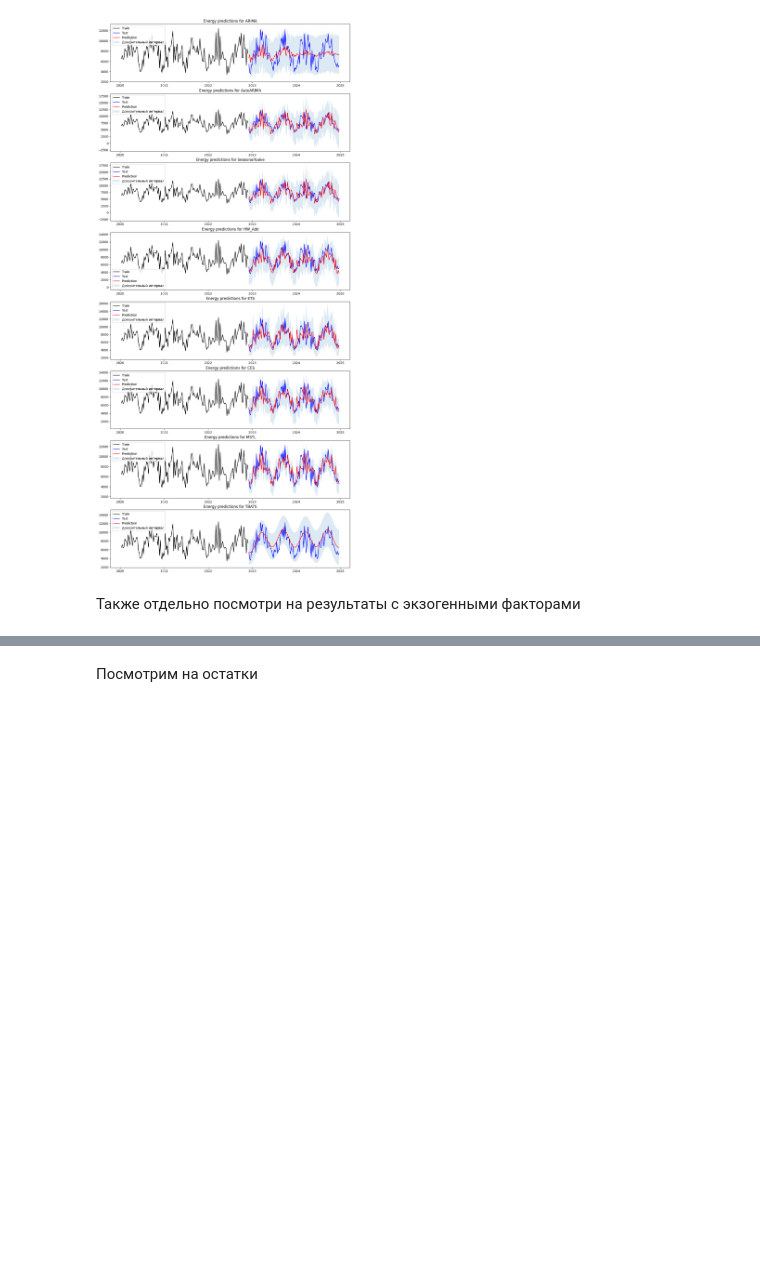
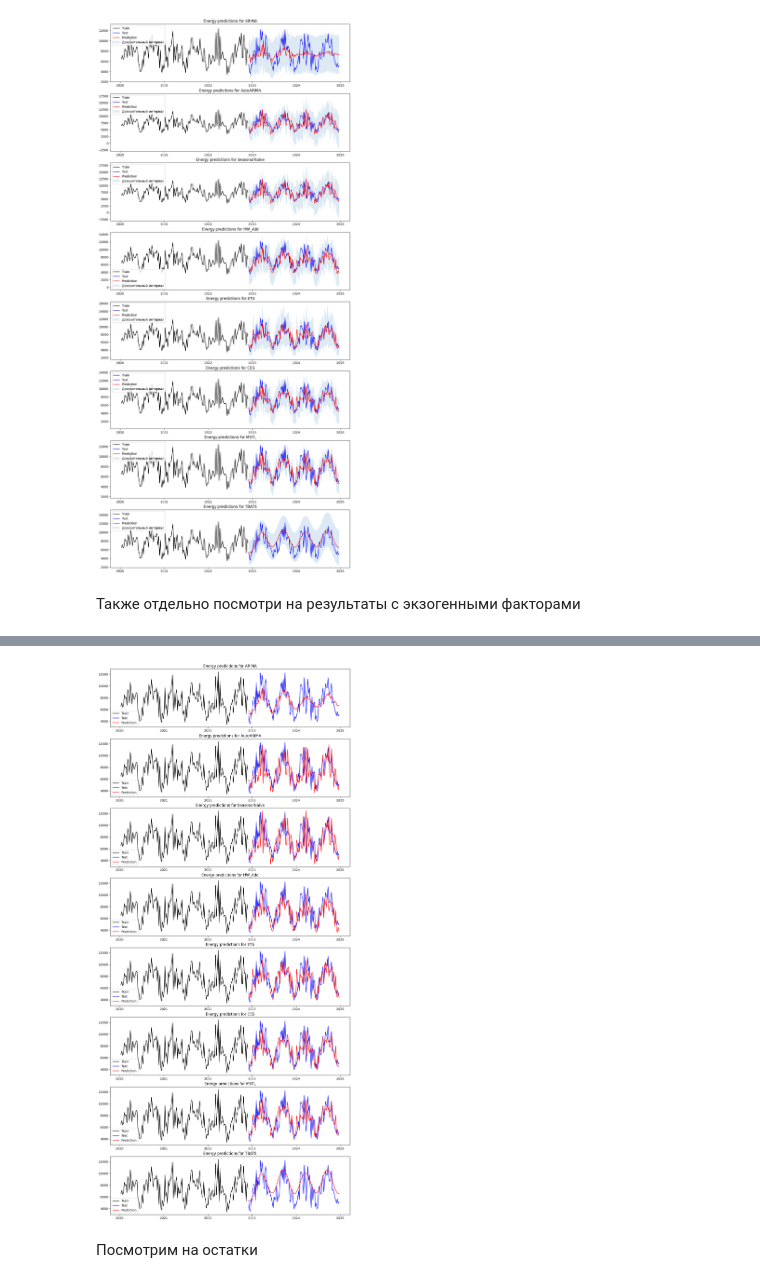
Before and after one commit to tvsmsa/melekhin-time-series, a Jupyter notebook: task_2_timeseries.ipynb, the cells around one changed output, grey strips where cells are left out. Cells and saved outputs as stored; diff of their text form; code cells hidden in the pictures; blank space fills up the shorter version.

```diff
--- a/task_2_timeseries.ipynb
+++ b/task_2_timeseries.ipynb
@@ -244,6 +244,27 @@ metrics_exog
 | rmse | energy_consumption | 1668.222496 | 2055.486909 | 2057.273367 | 1856.122255 | 1794.053698 | 1682.901981 | 1635.991179 | 1686.113502 |
 | smape | energy_consumption | 0.093945 | 0.105335 | 0.105761 | 0.104693 | 0.094610 | 0.084417 | 0.083022 | 0.096075 |
 | mase | energy_consumption | 0.934493 | 1.059104 | 1.062400 | 1.019292 | 0.960246 | 0.861986 | 0.845747 | 0.952245 |
+# %%
+models = ['ARIMA', 'AutoARIMA', 'SeasonalNaive', 'HW_Add', 'ETS', 'CES', 'MSTL', 'TBATS']
+fig, axes = plt.subplots(len(models), 1, figsize=(14, 4 * len(models)))
+#test_len = len(df_test)
+test_len = 108
+df_predict = eval_exog.head(test_len)
+for i in range(len(models)):
+  curr_model = models[i]
+  axes[i].plot(df_train_exogs['ds'], df_train_exogs['y'], color = 'black', label='Train')
+  axes[i].plot(df_test_exogs['ds'], df_test_exogs['y'], color = 'blue', label='Test')
+  axes[i].plot(df_predict['ds'], df_predict[curr_model], color = 'red', label='Prediction')
+  lo_col = f'{curr_model}-lo-95'
+  hi_col = f'{curr_model}-hi-95'
+  if lo_col in df_predict.columns and hi_col in df_predict.columns:
+      axes[i].fill_between(df_predict['ds'], df_predict[lo_col], df_predict[hi_col], alpha=0.15, label='Доверительный интервал')
+  axes[i].set_title(f"Energy predictions for {curr_model}")
+  axes[i].legend()
+
+plt.show()
+# %% [output]
+[figure, added]
 # %% [markdown]
 Посмотрим на остатки
 # %%
```
Also changed, not shown: parts of 1 cell of this notebook, 4 other files.
